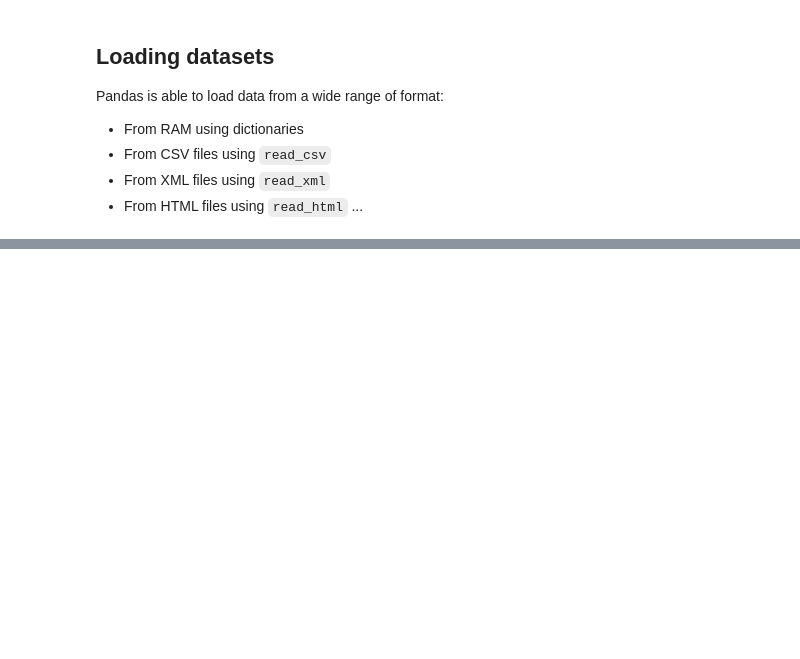
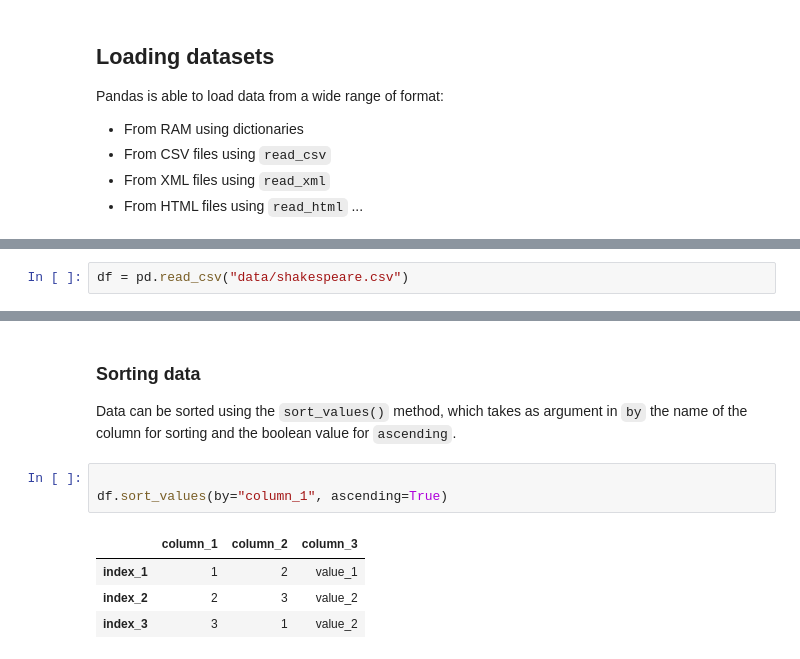
Before and after one commit to py4SHS/data_manipulation, a Jupyter notebook: lab_data_manipulation.ipynb, the cells around one changed output, grey strips where cells are left out. Drawn from its saved outputs; the diff is of its cells as text; blank space fills up the shorter version.

```diff
--- a/lab_data_manipulation.ipynb
+++ b/lab_data_manipulation.ipynb
@@ -276,0 +124,2 @@ Most plots are integrated within the library, using the following syntax:
+# %%
+df = pd.read_csv("data/shakespeare.csv")
@@ -276,0 +145,12 @@ Most plots are integrated within the library, using the following syntax:
+# %% [markdown]
+### Sorting data
+
+Data can be sorted using the `sort_values()` method, which takes as argument in `by` the name of the column for sorting and the boolean value for `ascending`.
+# %%
+
+df.sort_values(by="column_1", ascending=True)
+# %% [output]
+|  | column_1 | column_2 | column_3 |
+| index_1 | 1 | 2 | value_1 |
+| index_2 | 2 | 3 | value_2 |
+| index_3 | 3 | 1 | value_2 |
```
Also changed, not shown: parts of 116 cells of this notebook, 7 other files.
